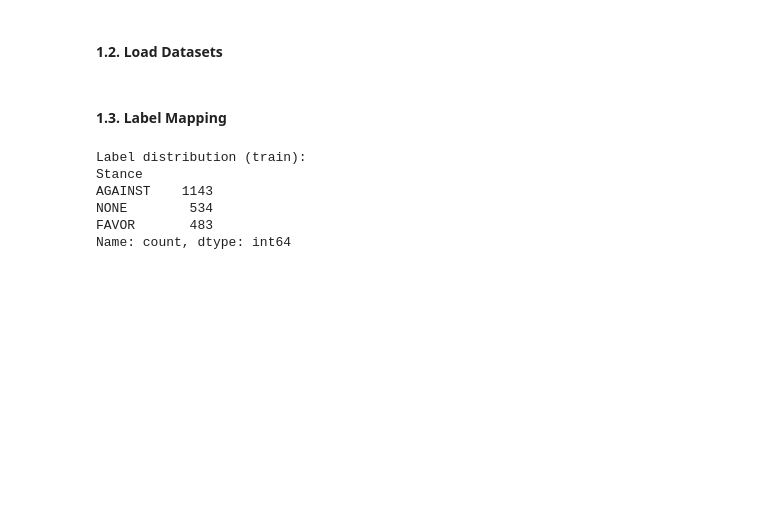
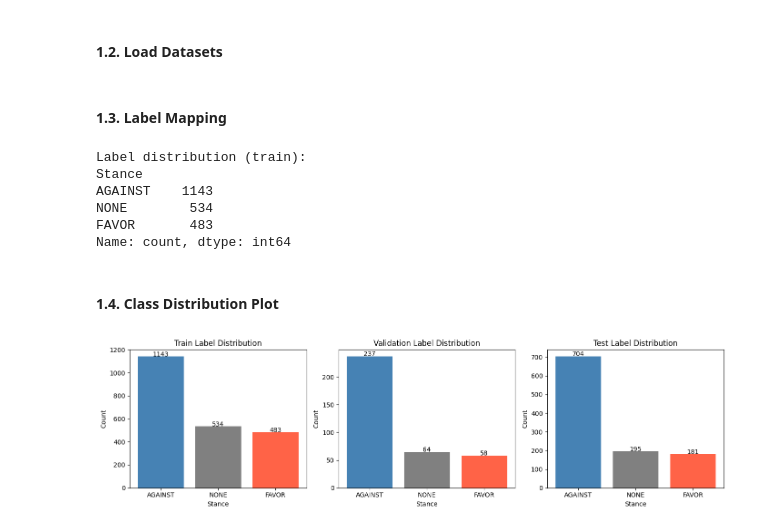
Before and after one commit to Shifali1094/stance-detection, a Jupyter notebook: preprocessing.ipynb, the cells around one changed output. Cells and saved outputs as stored; diff of their text form; code cells hidden in the pictures; blank space fills up the shorter version.

Commit message:
add data distribution visualistaions

```diff
--- a/preprocessing.ipynb
+++ b/preprocessing.ipynb
@@ -36,3 +36,22 @@ AGAINST    1143
 NONE        534
 FAVOR       483
 Name: count, dtype: int64
+# %% [markdown]
+#### **1.4. Class Distribution Plot**
+# %%
+fig, axes = plt.subplots(1, 3, figsize=(14, 4))
+splits = {'Train': train_df, 'Validation': val_df, 'Test': test_df}
+
+for ax, (name, df) in zip(axes, splits.items()):
+    counts = df['Stance'].value_counts()
+    ax.bar(counts.index, counts.values, color=['steelblue', 'gray', 'tomato'])
+    ax.set_title(f'{name} Label Distribution')
+    ax.set_xlabel('Stance')
+    ax.set_ylabel('Count')
+    for i, v in enumerate(counts.values):
+        ax.text(i, v + 1, str(v), ha='center', fontsize=10)
+
+plt.tight_layout()
+plt.show()
+# %% [output]
+[figure, added]
```
